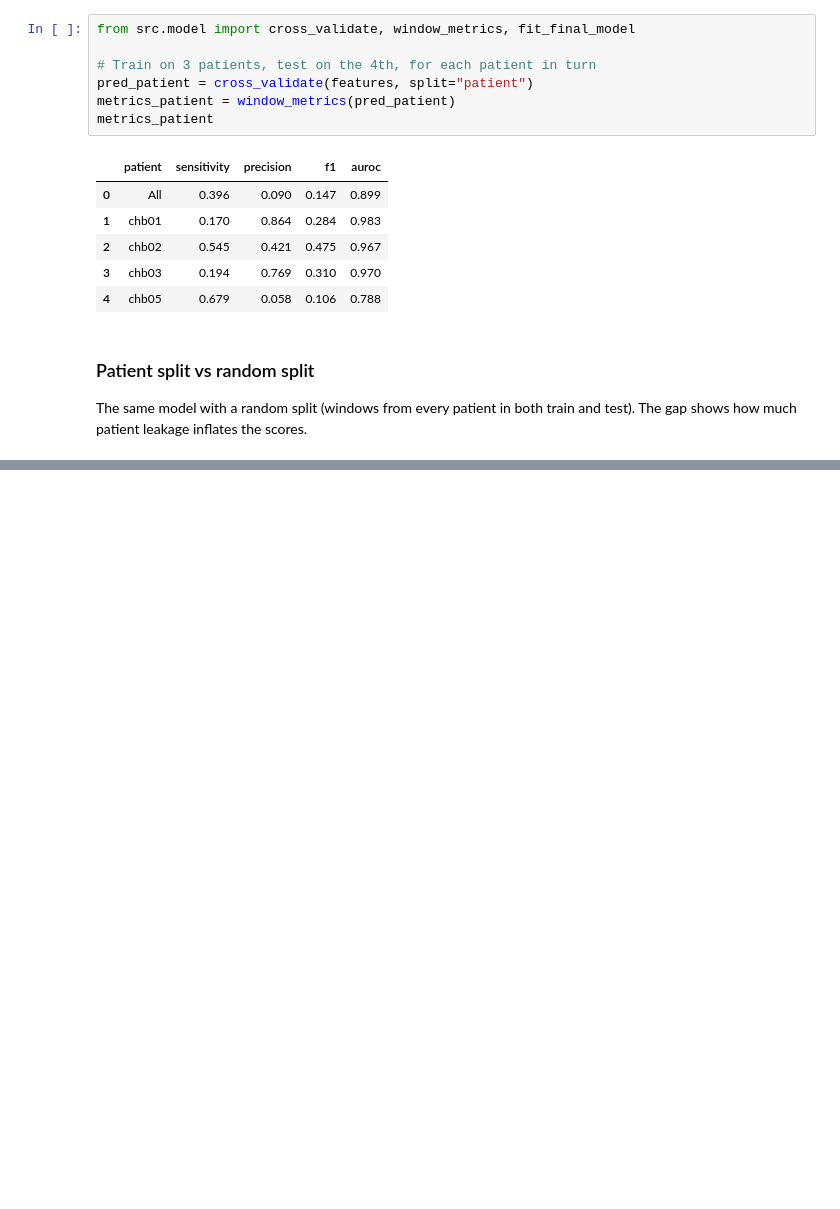
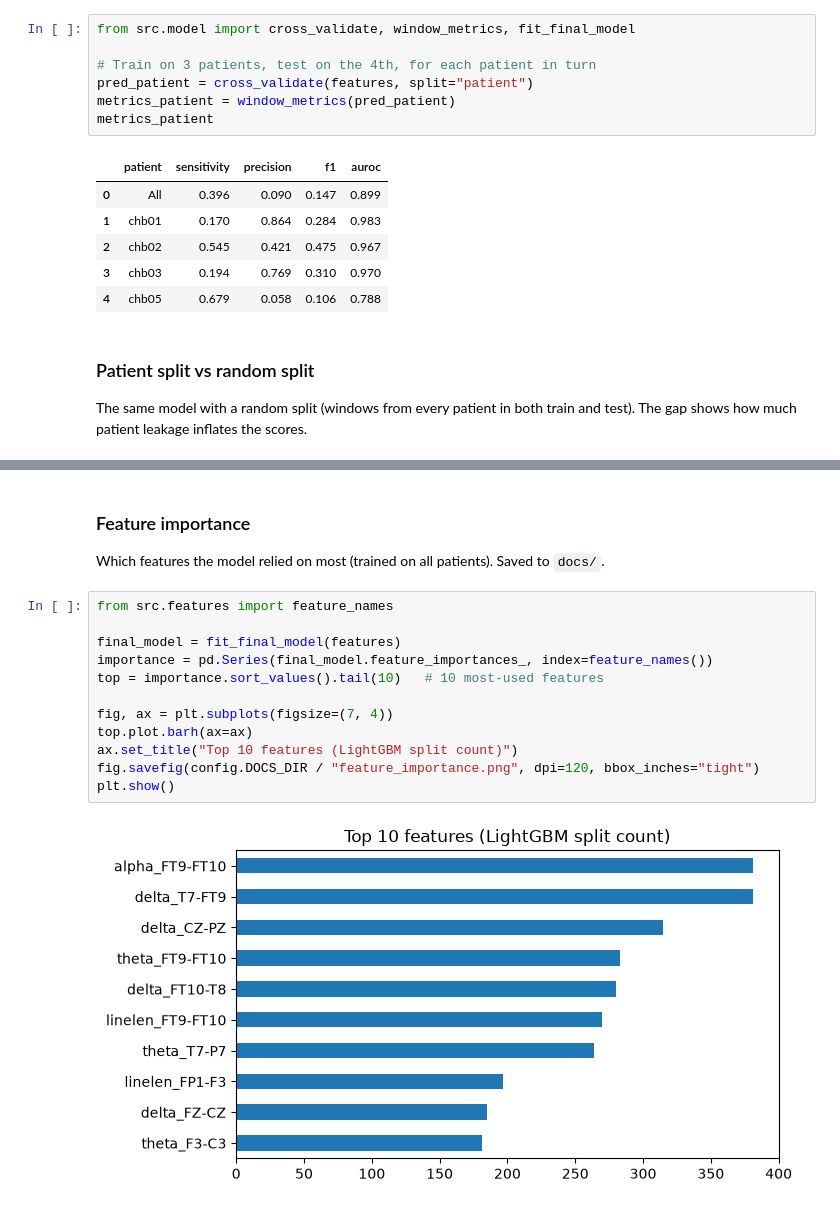
Before and after one commit to shrutihishruti1/neurosignal-ai, a Jupyter notebook: notebooks/01_pipeline.ipynb, the cells around one changed output, grey strips where cells are left out. Saved outputs shown, nothing was run; the diff lists cells and outputs as text; blank space fills up the shorter version.

Commit message:
Add training and patient-held-out evaluation

```diff
--- a/notebooks/01_pipeline.ipynb
+++ b/notebooks/01_pipeline.ipynb
@@ -191,0 +196,17 @@ NameError: name 'pd' is not defined
+# %% [markdown]
+### Feature importance
+Which features the model relied on most (trained on all patients). Saved to `docs/`.
+# %%
+from src.features import feature_names
+
+final_model = fit_final_model(features)
+importance = pd.Series(final_model.feature_importances_, index=feature_names())
+top = importance.sort_values().tail(10)   # 10 most-used features
+
+fig, ax = plt.subplots(figsize=(7, 4))
+top.plot.barh(ax=ax)
+ax.set_title("Top 10 features (LightGBM split count)")
+fig.savefig(config.DOCS_DIR / "feature_importance.png", dpi=120, bbox_inches="tight")
+plt.show()
+# %% [output]
+[figure, added]
```
Also changed, not shown: parts of 1 cell of this notebook.
